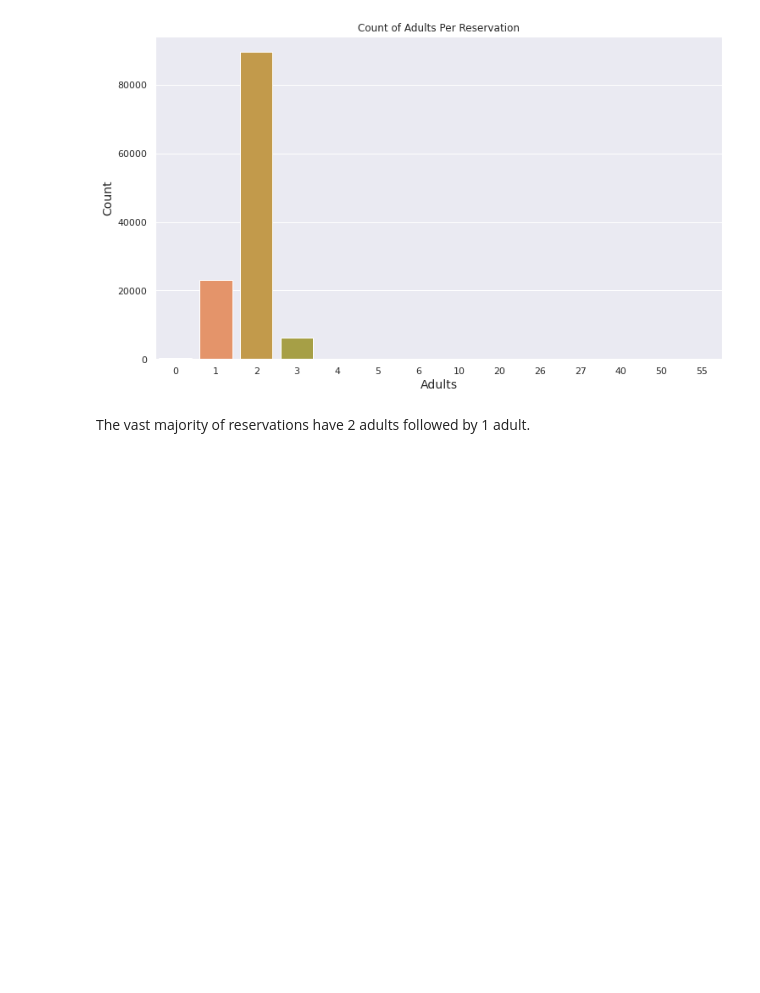
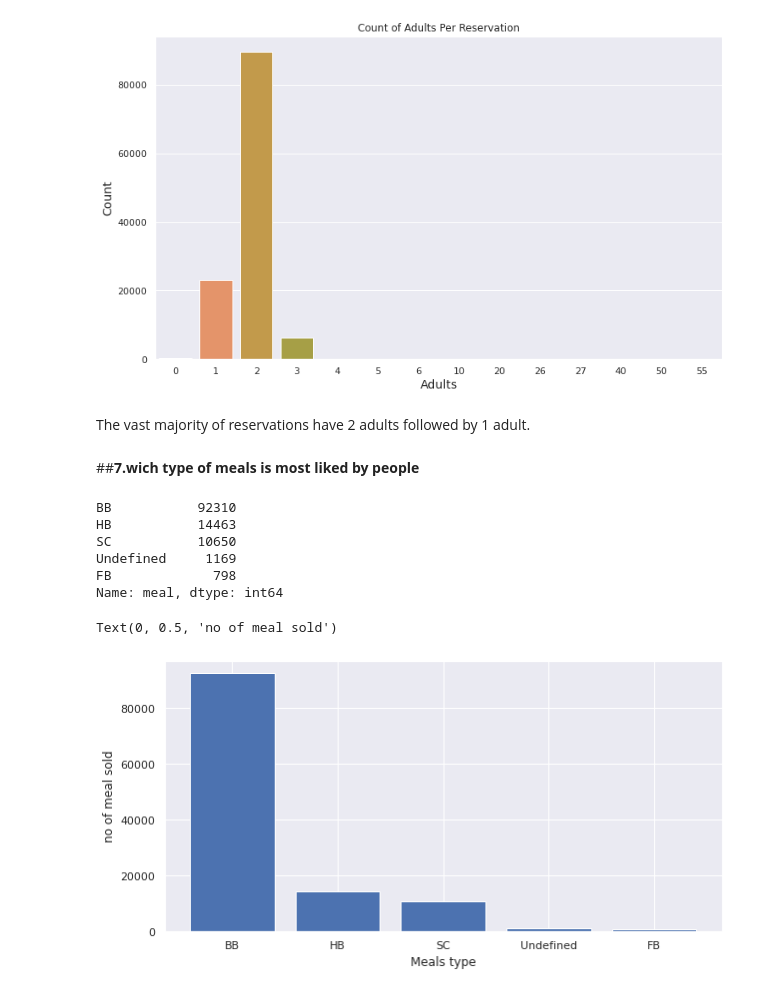
Before and after one commit to ajit04022000/Hotel-Booking-Analysis, a Jupyter notebook: Hotel_Booking_Analysis_Capstone_Project.ipynb, the cells around one changed output. Saved outputs shown, nothing was run; the diff lists cells and outputs as text; code cells hidden in the pictures; blank space fills up the shorter version.

```diff
--- a/Hotel_Booking_Analysis_Capstone_Project.ipynb
+++ b/Hotel_Booking_Analysis_Capstone_Project.ipynb
@@ -338,3 +486,27 @@ Text(0, 0.5, 'Count')
 [figure]
 # %% [markdown]
 The vast majority of reservations have 2 adults followed by 1 adult.
+# %% [markdown]
+##<b>7.wich type of meals is most liked by people
+# %%
+meals_type =df['meal'].value_counts().index
+meals_type
+no_of_meals_sale =df['meal'].value_counts()
+no_of_meals_sale
+# %% [output]
+BB           92310
+HB           14463
+SC           10650
+Undefined     1169
+FB             798
+Name: meal, dtype: int64
+# %%
+meals_type =df['meal'].value_counts().index
+no_of_meals_sale =df['meal'].value_counts()
+plt.rcParams['figure.figsize'] = (10, 5)
+plt.bar(meals_type,no_of_meals_sale)
+plt.xlabel("Meals type")
+plt.ylabel("no of meal sold")
+# %% [output]
+Text(0, 0.5, 'no of meal sold')
+[figure, added]
```
Also changed, not shown: parts of 35 cells of this notebook.
